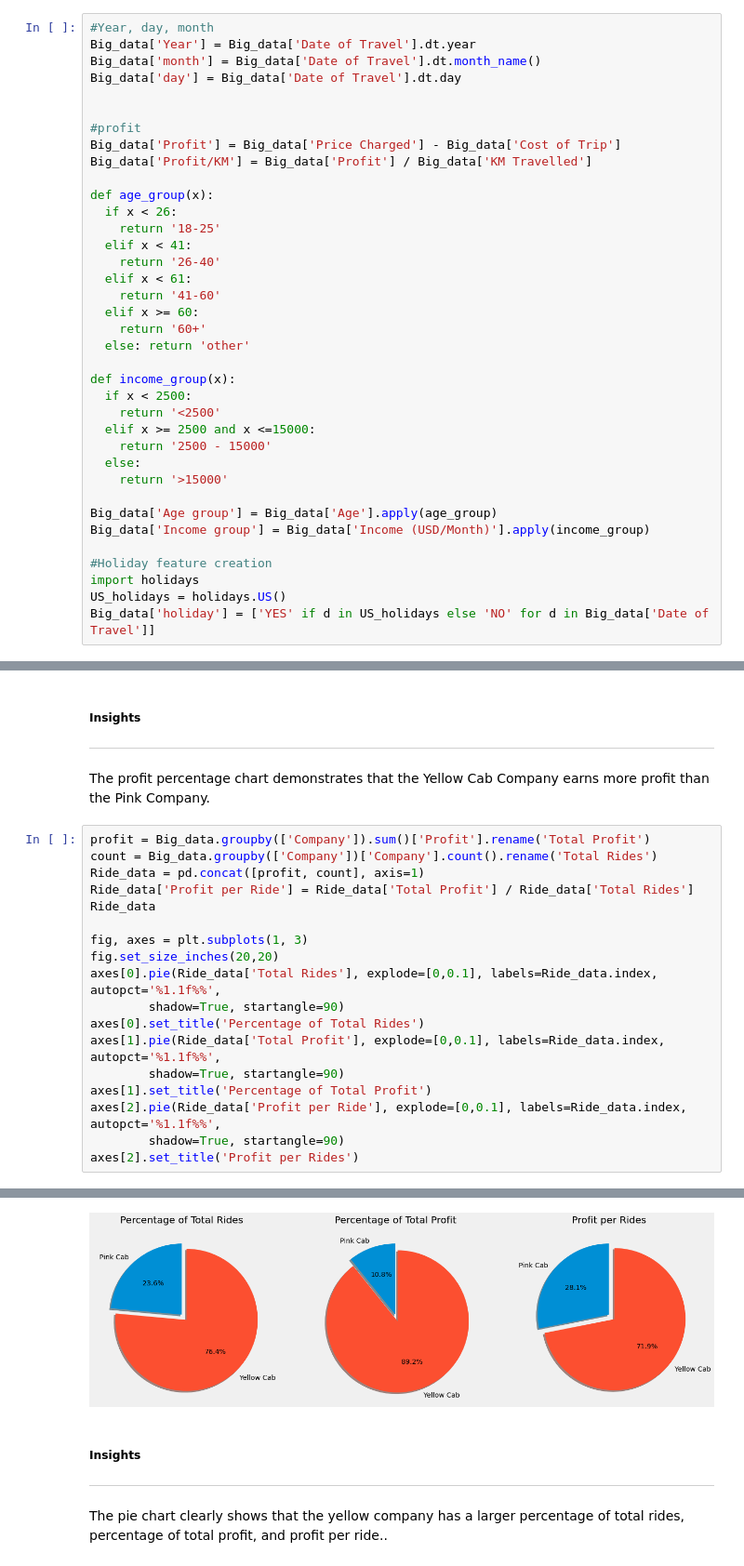
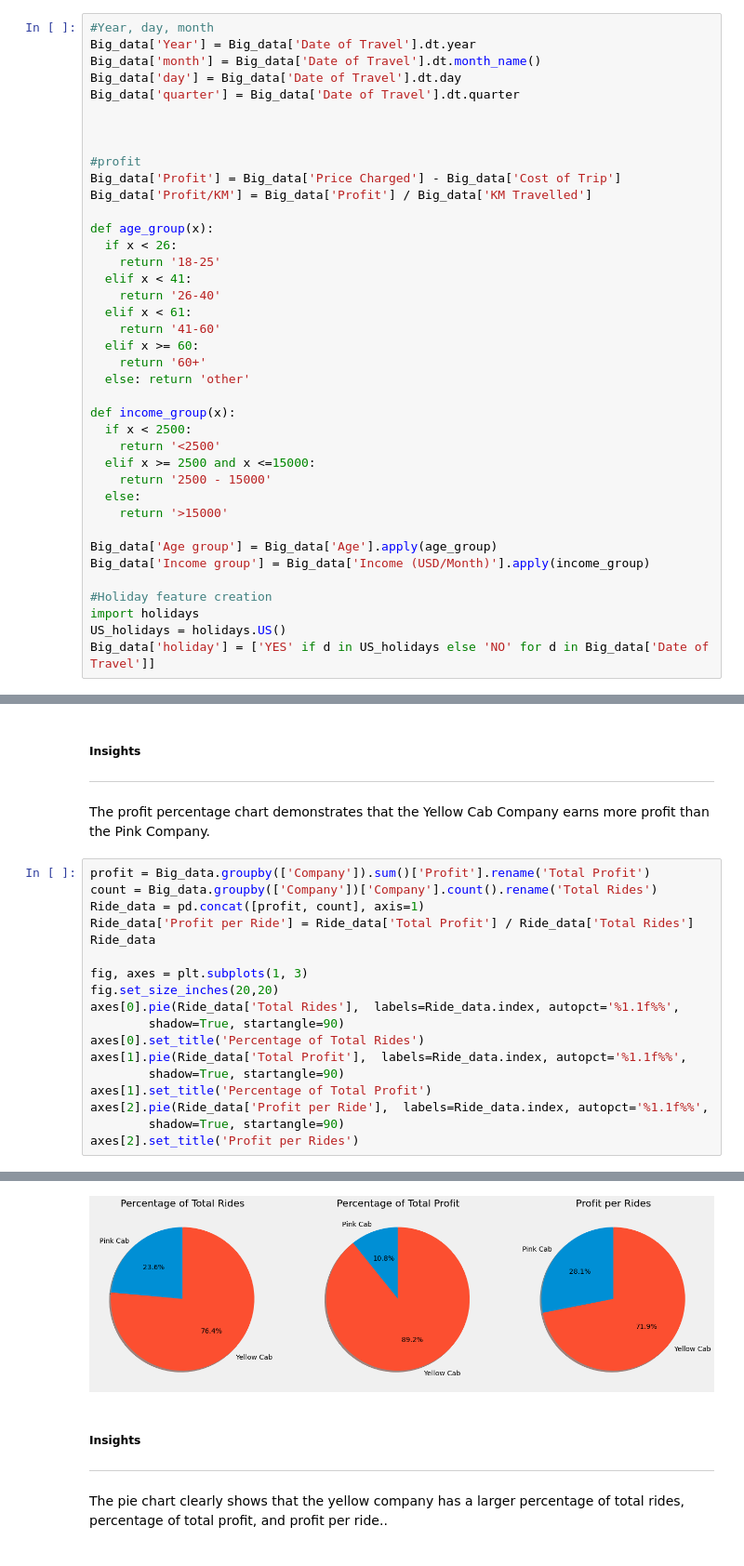
Before and after one commit to Fabian-Umeh/G2M_insight_for_Cab_Investment_firm, a Jupyter notebook: G2M_insight_for_Cab_Investment_firm.ipynb, the cells around one changed output, grey strips where cells are left out. Shown at 93% size. Drawn from its saved outputs; the diff is of its cells as text.

```diff
--- a/G2M_insight_for_Cab_Investment_firm.ipynb
+++ b/G2M_insight_for_Cab_Investment_firm.ipynb
@@ -284,6 +276,8 @@ Big_data[num_col].describe()
 Big_data['Year'] = Big_data['Date of Travel'].dt.year
 Big_data['month'] = Big_data['Date of Travel'].dt.month_name()
 Big_data['day'] = Big_data['Date of Travel'].dt.day
+Big_data['quarter'] = Big_data['Date of Travel'].dt.quarter
+
 
 
 #profit
@@ -372,24 +415,24 @@ The profit percentage chart demonstrates that the Yellow Cab Company earns more
 # %%
 profit = Big_data.groupby(['Company']).sum()['Profit'].rename('Total Profit')
 count = Big_data.groupby(['Company'])['Company'].count().rename('Total Rides')
 Ride_data = pd.concat([profit, count], axis=1)
 Ride_data['Profit per Ride'] = Ride_data['Total Profit'] / Ride_data['Total Rides']
 Ride_data
 
 fig, axes = plt.subplots(1, 3)
 fig.set_size_inches(20,20)
-axes[0].pie(Ride_data['Total Rides'], explode=[0,0.1], labels=Ride_data.index, autopct='%1.1f%%',
+axes[0].pie(Ride_data['Total Rides'],  labels=Ride_data.index, autopct='%1.1f%%',
         shadow=True, startangle=90)
 axes[0].set_title('Percentage of Total Rides')
-axes[1].pie(Ride_data['Total Profit'], explode=[0,0.1], labels=Ride_data.index, autopct='%1.1f%%',
+axes[1].pie(Ride_data['Total Profit'],  labels=Ride_data.index, autopct='%1.1f%%',
         shadow=True, startangle=90)
 axes[1].set_title('Percentage of Total Profit')
-axes[2].pie(Ride_data['Profit per Ride'], explode=[0,0.1], labels=Ride_data.index, autopct='%1.1f%%',
+axes[2].pie(Ride_data['Profit per Ride'],  labels=Ride_data.index, autopct='%1.1f%%',
         shadow=True, startangle=90)
 axes[2].set_title('Profit per Rides')
 # %% [output]
 Text(0.5, 1.0, 'Profit per Rides')
-[figure, old version]
+[figure, new version]
 # %% [markdown]
 ##### **Insights**
 ***
```
Also changed, not shown: parts of 12 cells of this notebook.
